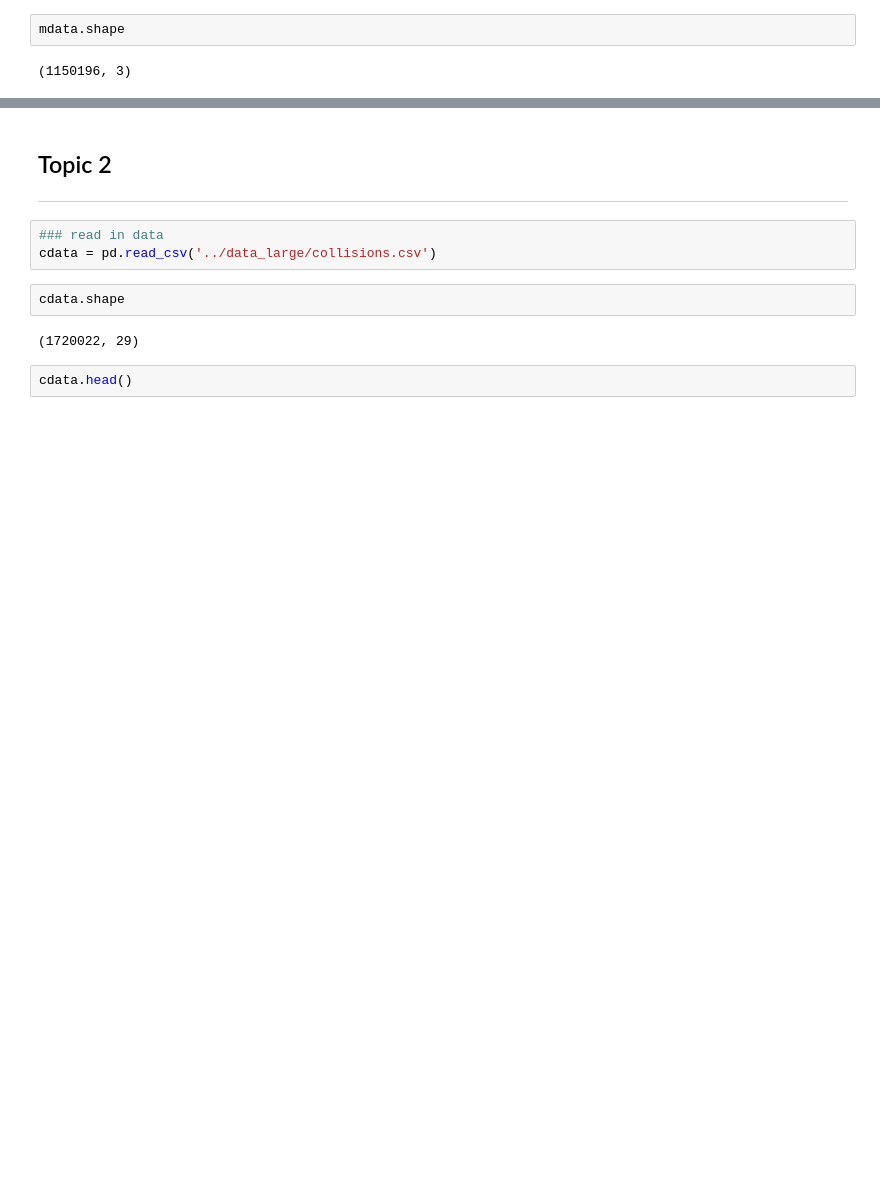
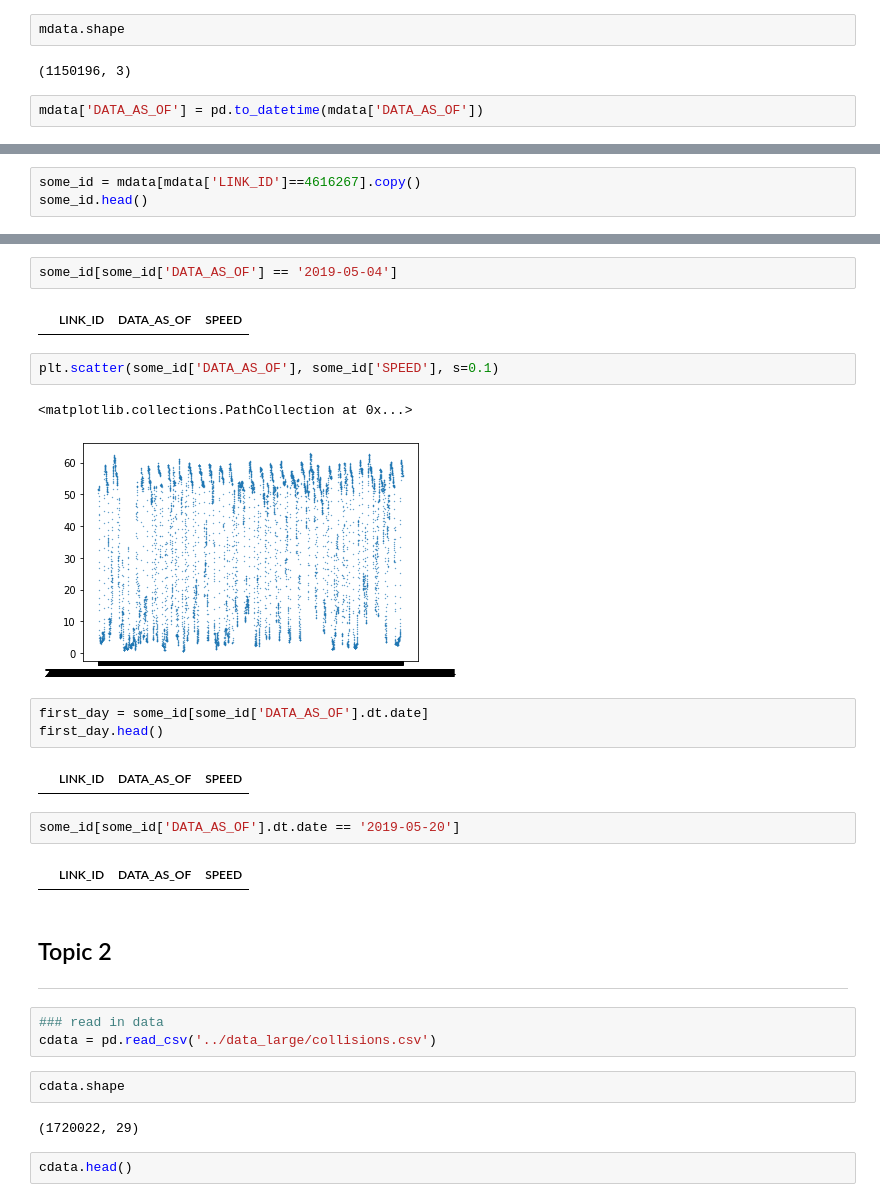
Before and after one commit to rdepiero218/crash_dummies, a Jupyter notebook: rd_eda.ipynb, the cells around one changed output, grey strips where cells are left out. Saved outputs shown, nothing was run; the diff lists cells and outputs as text; blank space fills up the shorter version.

```diff
--- a/rd_eda.ipynb
+++ b/rd_eda.ipynb
@@ -270,3 +283,5 @@ mdata.head()
 mdata.shape
 # %% [output]
 (1150196, 3)
+# %%
+mdata['DATA_AS_OF'] = pd.to_datetime(mdata['DATA_AS_OF'])
@@ -272,0 +301,3 @@ mdata.shape
+# %%
+some_id = mdata[mdata['LINK_ID']==4616267].copy()
+some_id.head()
@@ -273,3 +311,21 @@ mdata.shape
+# %%
+some_id[some_id['DATA_AS_OF'] == '2019-05-04']
+# %% [output]
+|  | LINK_ID | DATA_AS_OF | SPEED |
+# %%
+plt.scatter(some_id['DATA_AS_OF'], some_id['SPEED'], s=0.1)
+# %% [output]
+<matplotlib.collections.PathCollection at 0x...>
+[figure, added]
+# %%
+first_day = some_id[some_id['DATA_AS_OF'].dt.date]
+first_day.head()
+# %% [output]
+|  | LINK_ID | DATA_AS_OF | SPEED |
+# %%
+some_id[some_id['DATA_AS_OF'].dt.date == '2019-05-20']
+# %% [output]
+|  | LINK_ID | DATA_AS_OF | SPEED |
 # %% [markdown]
 ## Topic 2 <a class="anchor" id="topic-2"></a>
 <hr/>
```
Also changed, not shown: parts of 3 cells of this notebook, 2 other files.
